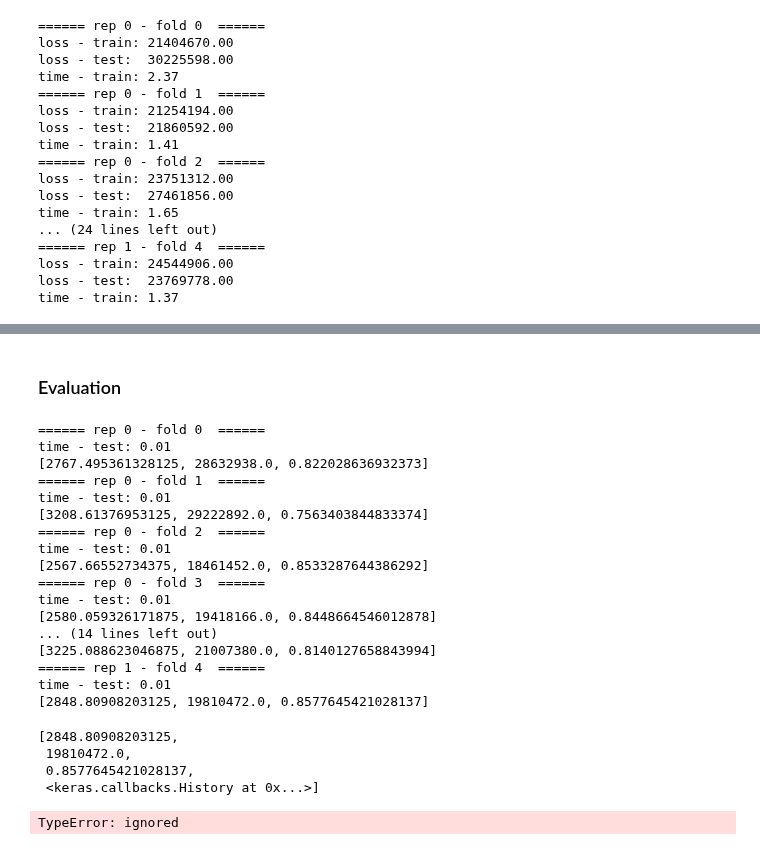
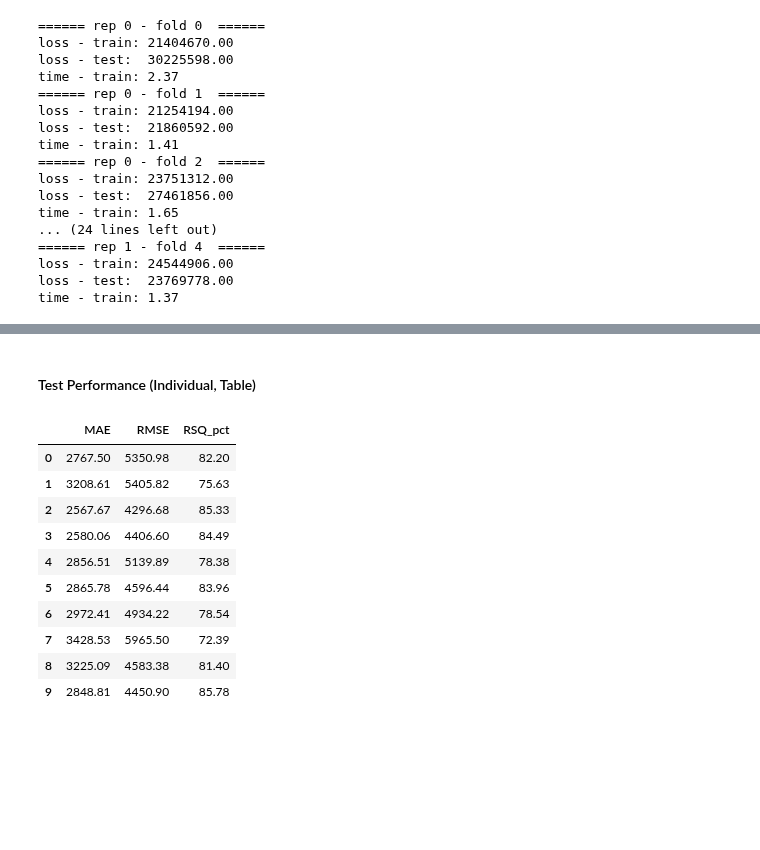
Before and after one commit to Olhaau/fl-official-statistics-addon, a Jupyter notebook: _dev/06_insurance_federated_cv_new.ipynb, the cells around one changed output, grey strips where cells are left out. Saved outputs shown, nothing was run; the diff lists cells and outputs as text; code cells hidden in the pictures; blank space fills up the shorter version.

```diff
--- a/_dev/06_insurance_federated_cv_new.ipynb
+++ b/_dev/06_insurance_federated_cv_new.ipynb
@@ -384,38 +315,26 @@ training time: 1.37
-# %% [markdown]
-### Evaluation
 # %%
+# calculate the performance
 perfs = []
 for ind in range(nreps * nfolds):
-  perfs = apply_test_model(ind, hist = hists[ind])
-  perfs.append(hist)
+  perf = apply_test_model(ind, hist = hists[ind])
+  perfs.append(perf)
-# %% [output]
-====== rep 0 - fold 0  ======
-time - test: 0.01
-[2767.495361328125, 28632938.0, 0.822028636932373]
-====== rep 0 - fold 1  ======
-time - test: 0.01
-[3208.61376953125, 29222892.0, 0.7563403844833374]
-====== rep 0 - fold 2  ======
-time - test: 0.01
-[2567.66552734375, 18461452.0, 0.8533287644386292]
-====== rep 0 - fold 3  ======
-time - test: 0.01
-[2580.059326171875, 19418166.0, 0.8448664546012878]
-... (14 lines left out)
-[3225.088623046875, 21007380.0, 0.8140127658843994]
-====== rep 1 - fold 4  ======
-time - test: 0.01
-[2848.80908203125, 19810472.0, 0.8577645421028137]
-# %%
-perfs
-# %% [output]
-[2848.80908203125,
- 19810472.0,
- 0.8577645421028137,
- <keras.callbacks.History at 0x...>]
-# %%
-rsqs = [x[2] for x in perfs]
-print('All R^2: ',np.sort([round(x, 2) for x in rsqs]))
-print('R^2: mean = %.2f, std = %.2f' % (np.mean(rsqs), np.std(rsqs)))
-# %% [output]
-TypeError: ignored
+# %% [markdown]
+#### Test Performance (Individual, Table)
+# %%
+perfs_df = pd.DataFrame(perfs, columns = ["MAE", 'MSE', 'RSQ']).assign(
+    RMSE   = lambda x: np.sqrt(x.MSE),
+    RSQ_pct = lambda x: x.RSQ * 100
+)
+perfs_df[['MAE', 'RMSE', 'RSQ_pct']].round(2)
+# %% [output]
+|  | MAE | RMSE | RSQ_pct |
+| 0 | 2767.50 | 5350.98 | 82.20 |
+| 1 | 3208.61 | 5405.82 | 75.63 |
+| 2 | 2567.67 | 4296.68 | 85.33 |
+| 3 | 2580.06 | 4406.60 | 84.49 |
+| 4 | 2856.51 | 5139.89 | 78.38 |
+| 5 | 2865.78 | 4596.44 | 83.96 |
+| 6 | 2972.41 | 4934.22 | 78.54 |
+| 7 | 3428.53 | 5965.50 | 72.39 |
+| 8 | 3225.09 | 4583.38 | 81.40 |
+| 9 | 2848.81 | 4450.90 | 85.78 |
```
Also changed, not shown: parts of 40 cells of this notebook.
